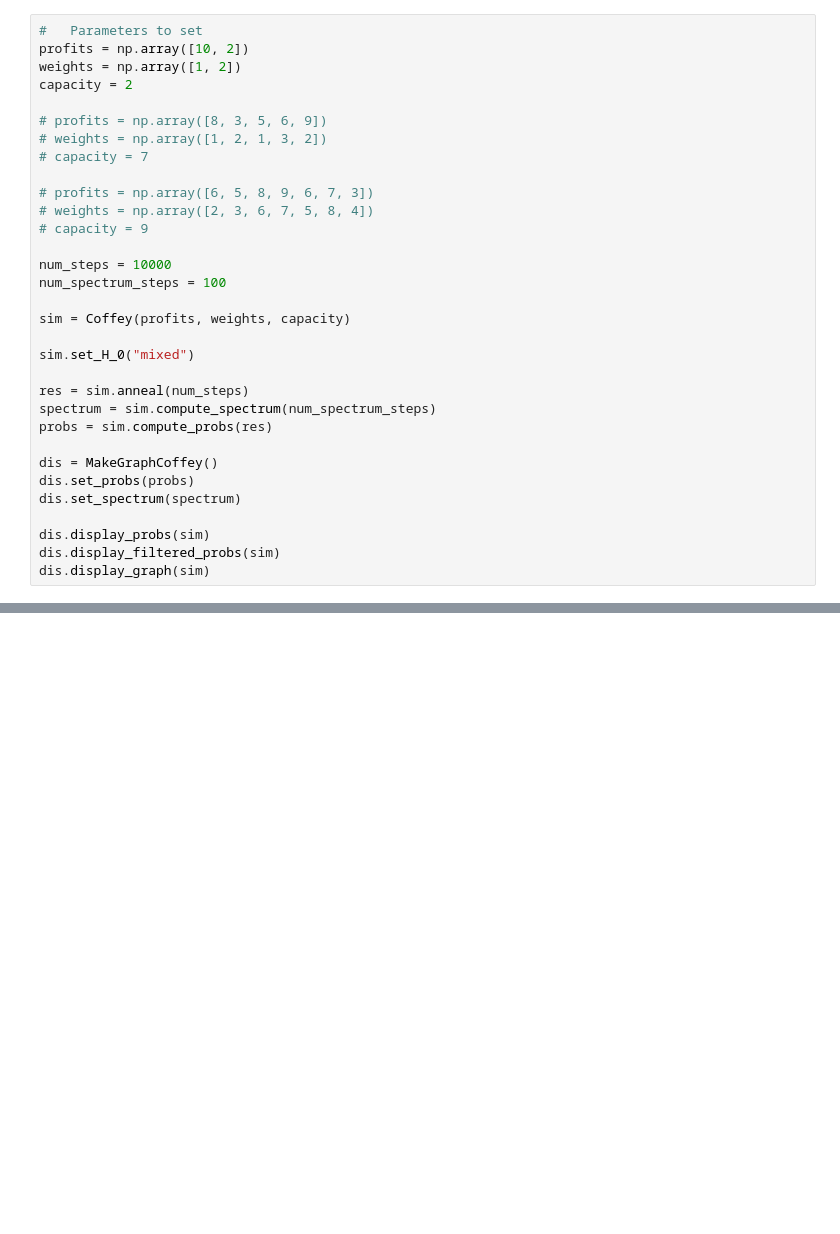
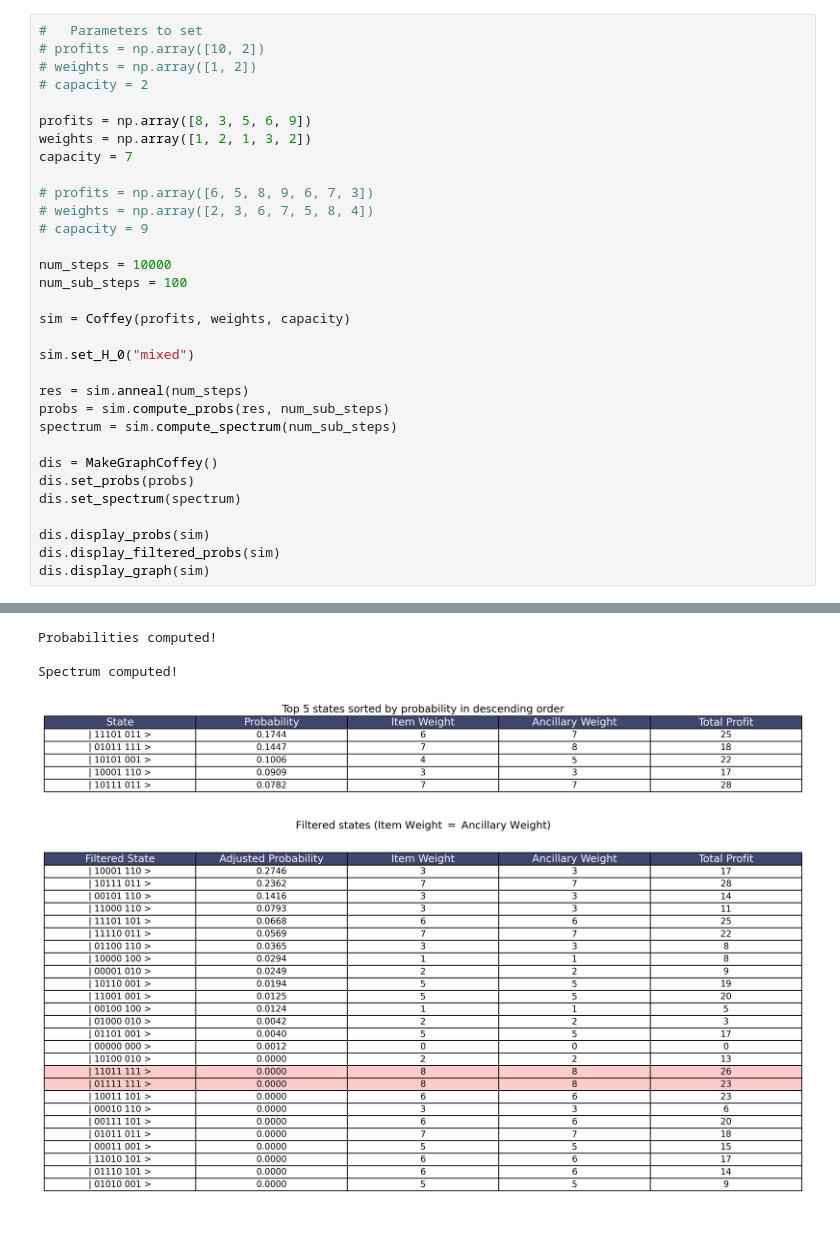
Before and after one commit to raw-asparagus/SP3172, a Jupyter notebook: quantum_annealing/main.ipynb, the cells around one changed output, grey strips where cells are left out. Saved outputs shown, nothing was run; the diff lists cells and outputs as text; blank space fills up the shorter version.

```diff
--- a/quantum_annealing/main.ipynb
+++ b/quantum_annealing/main.ipynb
@@ -20,28 +21,28 @@ from quantum_annealing_engine import Coffey, MakeGraphCoffey
 import numpy as np
 # %%
 #   Parameters to set
-profits = np.array([10, 2])
-weights = np.array([1, 2])
-capacity = 2
+# profits = np.array([10, 2])
+# weights = np.array([1, 2])
+# capacity = 2
 
-# profits = np.array([8, 3, 5, 6, 9])
-# weights = np.array([1, 2, 1, 3, 2])
-# capacity = 7
+profits = np.array([8, 3, 5, 6, 9])
+weights = np.array([1, 2, 1, 3, 2])
+capacity = 7
 
 # profits = np.array([6, 5, 8, 9, 6, 7, 3])
 # weights = np.array([2, 3, 6, 7, 5, 8, 4])
 # capacity = 9
 
 num_steps = 10000
-num_spectrum_steps = 100
+num_sub_steps = 100
 
 sim = Coffey(profits, weights, capacity)
 
 sim.set_H_0("mixed")
 
 res = sim.anneal(num_steps)
-spectrum = sim.compute_spectrum(num_spectrum_steps)
-probs = sim.compute_probs(res)
+probs = sim.compute_probs(res, num_sub_steps)
+spectrum = sim.compute_spectrum(num_sub_steps)
 
 dis = MakeGraphCoffey()
 dis.set_probs(probs)
@@ -50,3 +51,4 @@ dis.set_spectrum(spectrum)
 dis.display_probs(sim)
 dis.display_filtered_probs(sim)
 dis.display_graph(sim)
+# %% [output]
@@ -52,0 +64,5 @@ dis.display_graph(sim)
+Probabilities computed!
+
+Spectrum computed!
+[figure, added]
+[figure, added]
```
Also changed, not shown: parts of 5 cells of this notebook, 1 other file.
